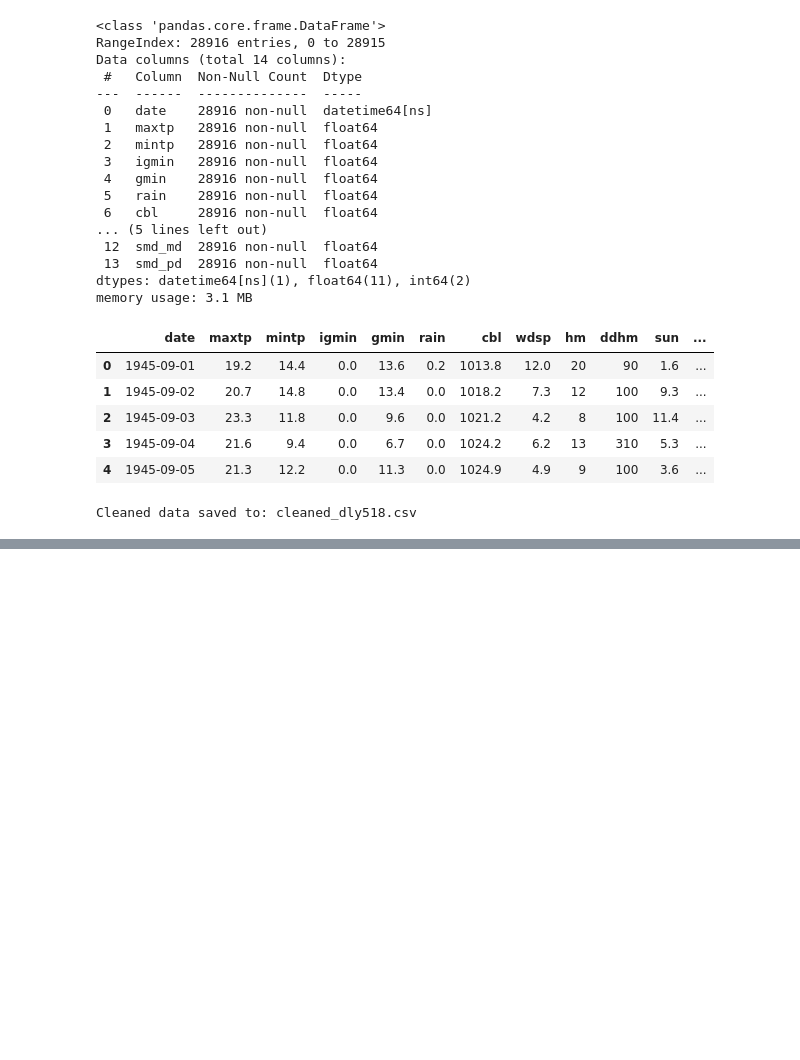
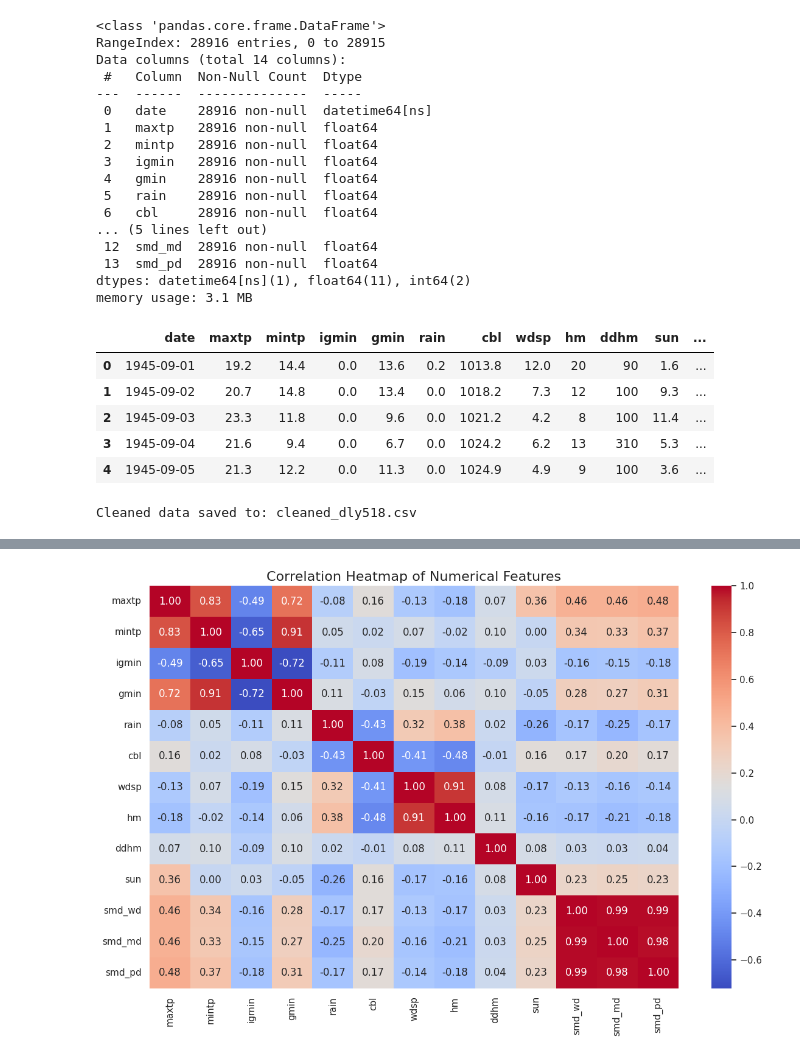
Before and after one commit to YuliiaRysinska/PFDA, a Jupyter notebook: project/project_pfda.ipynb, the cells around one changed output, grey strips where cells are left out. Drawn from its saved outputs; the diff is of its cells as text; code cells hidden in the pictures; blank space fills up the shorter version.

```diff
--- a/project/project_pfda.ipynb
+++ b/project/project_pfda.ipynb
@@ -102,0 +136,10 @@ Cleaned data saved to: cleaned_dly518.csv
+# %%
+# Plot 3: Correlation Heatmap
+correlation_matrix = data.select_dtypes(include=['float64', 'int64']).corr()
+plt.figure(figsize=(12, 8))
+sns.heatmap(correlation_matrix, annot=True, fmt=".2f", cmap="coolwarm", cbar=True)
+plt.title('Correlation Heatmap of Numerical Features', fontsize=16)
+plt.tight_layout()
+plt.show()
+# %% [output]
+[figure, added]
```
Also changed, not shown: parts of 9 cells of this notebook.
